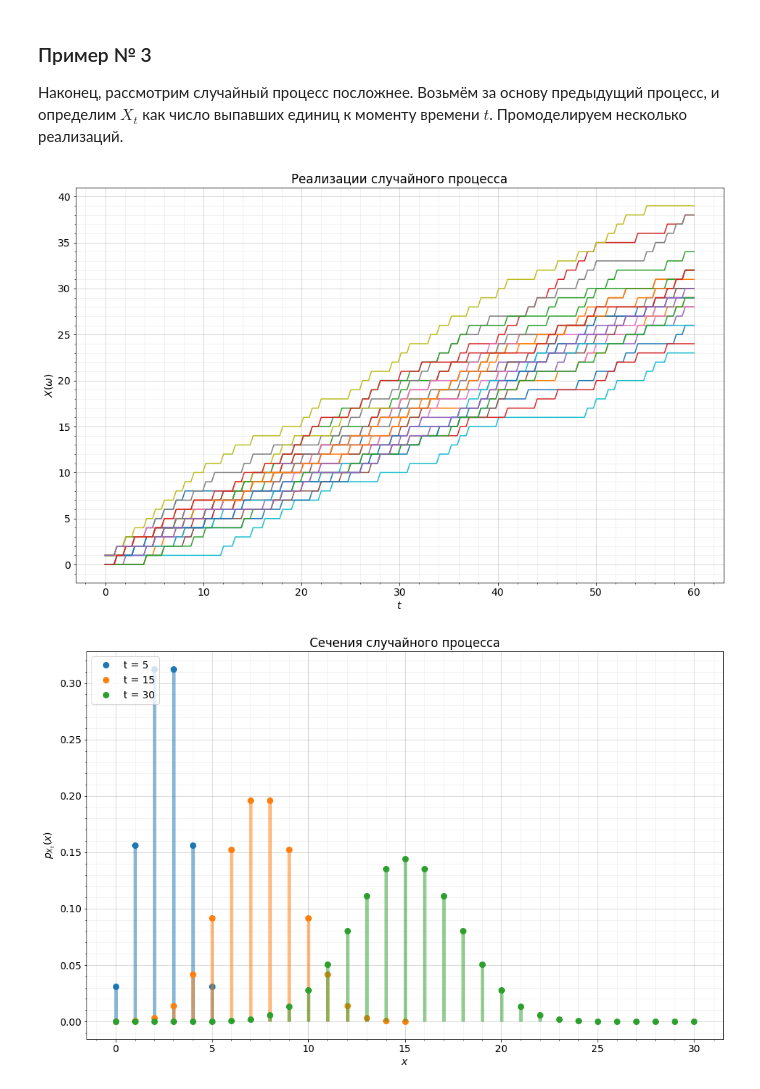
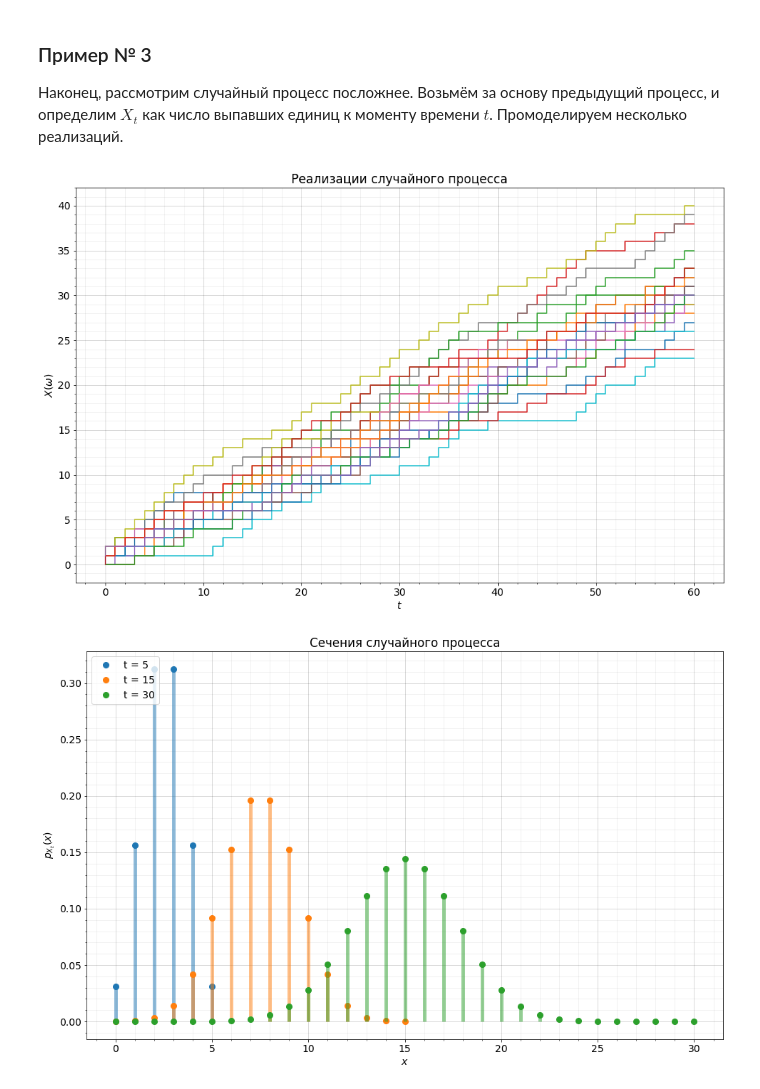
Before and after one commit to VanessB/StochasticProcesses, a Jupyter notebook: python/Sem1_basics.ipynb, the cells around one changed output. Cells and saved outputs as stored; diff of their text form; code cells hidden in the pictures.

```diff
--- a/python/Sem1_basics.ipynb
+++ b/python/Sem1_basics.ipynb
@@ -118,12 +118,12 @@ def generate_sp_example_3(T, realizations_number=25):
 
     return realizations
 # %%
-T_example_3 = np.linspace(0.0, 59.999, 200)
+T_example_3 = np.linspace(0, 60, 61)
 sp_example_3_realizations = generate_sp_example_3(T_example_3)
 # %%
-plot_realizations(T_example_3, sp_example_3_realizations)
+plot_realizations(T_example_3, sp_example_3_realizations, is_discrete=True)
 # %% [output]
-[figure, old version]
+[figure, new version]
 # %%
 from scipy.stats import binom
 # %%
```
Also changed, not shown: parts of 5 cells of this notebook, 5 other files.
